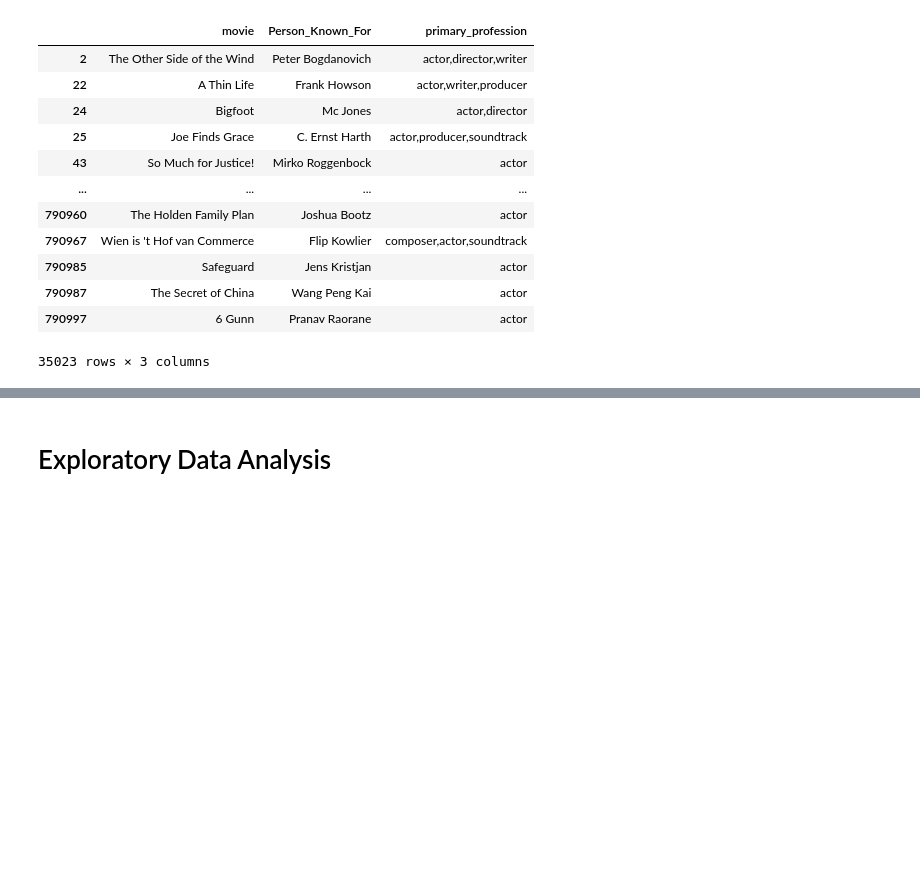
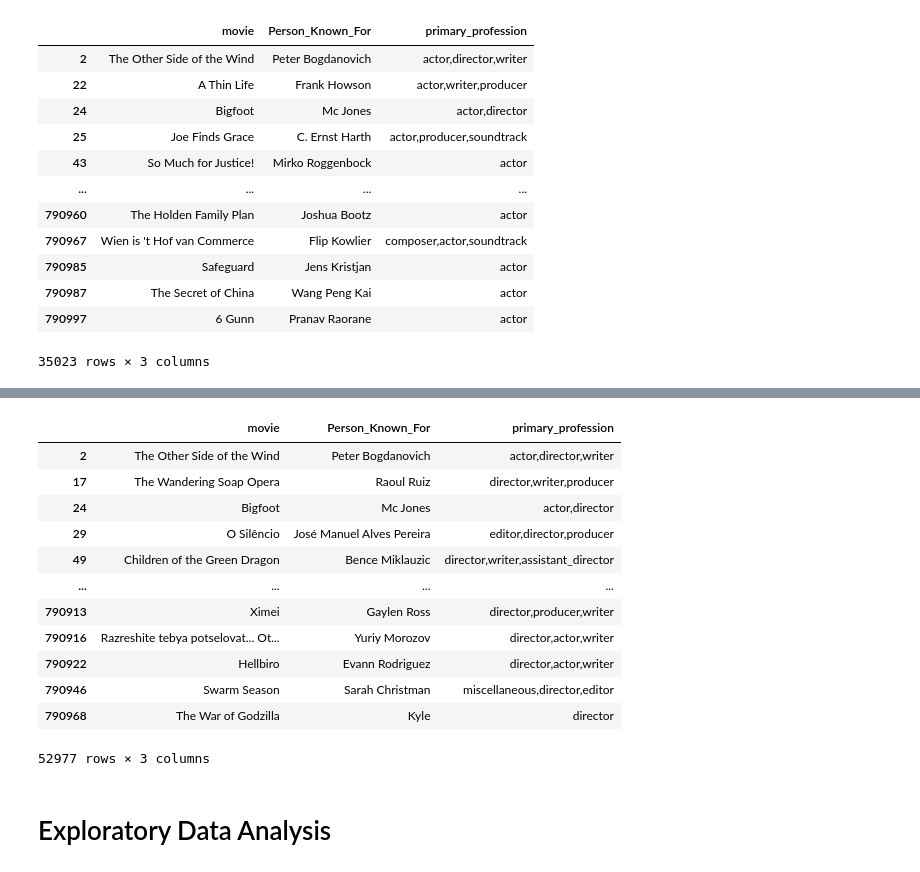
Before and after one commit to nicolemichaud03/Microsoft_Movie_data_project, a Jupyter notebook: Notebook.ipynb, the cells around one changed output, grey strips where cells are left out. Cells and saved outputs as stored; diff of their text form; code cells hidden in the pictures; blank space fills up the shorter version.

```diff
--- a/Notebook.ipynb
+++ b/Notebook.ipynb
@@ -470,3 +483,20 @@ imdb_known_by[imdb_known_by['primary_profession'].str.contains("actor", "actress
+# %%
+knownfor_director = imdb_known_by[imdb_known_by['primary_profession'].str.contains("director", na = False)]
+knownfor_director
+# %% [output]
+|  | movie | Person_Known_For | primary_profession |
+| 2 | The Other Side of the Wind | Peter Bogdanovich | actor,director,writer |
+| 17 | The Wandering Soap Opera | Raoul Ruiz | director,writer,producer |
+| 24 | Bigfoot | Mc Jones | actor,director |
+| 29 | O Silêncio | José Manuel Alves Pereira | editor,director,producer |
+| 49 | Children of the Green Dragon | Bence Miklauzic | director,writer,assistant_director |
+| ... | ... | ... | ... |
+| 790913 | Ximei | Gaylen Ross | director,producer,writer |
+| 790916 | Razreshite tebya potselovat... Ot... | Yuriy Morozov | director,actor,writer |
+| 790922 | Hellbiro | Evann Rodriguez | director,actor,writer |
+| 790946 | Swarm Season | Sarah Christman | miscellaneous,director,editor |
+| 790968 | The War of Godzilla | Kyle | director |
+52977 rows × 3 columns
 # %% [markdown]
 # Exploratory Data Analysis
 # %% [markdown]
```
Also changed, not shown: parts of 8 cells of this notebook.
